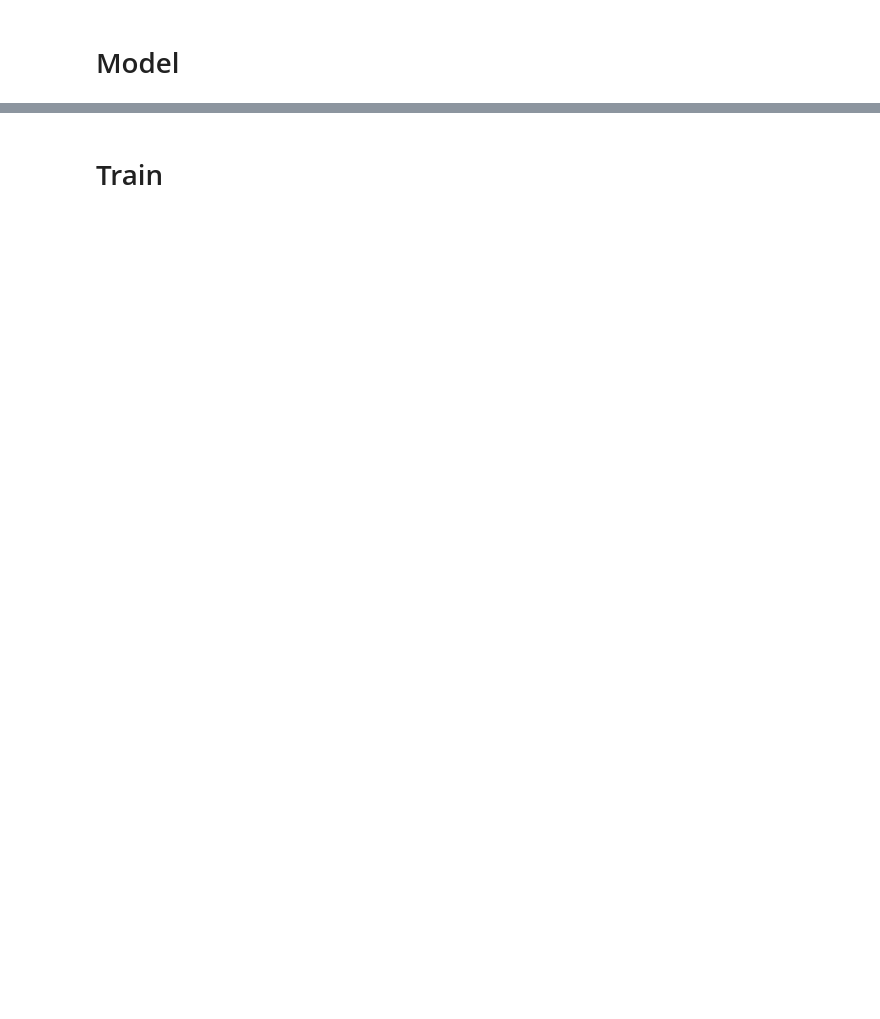
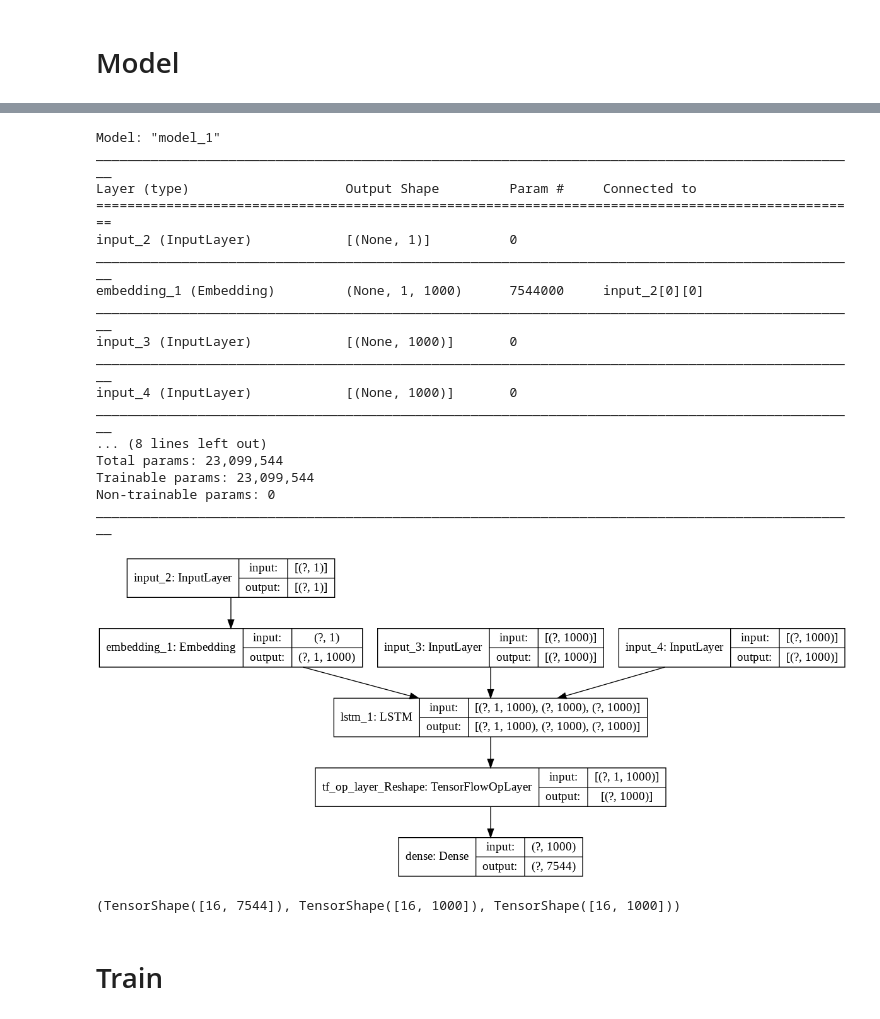
Before and after one commit to Aheli15/NMT, a Jupyter notebook: Machine_Translation_with_Seq2Seq.ipynb, the cells around one changed output, grey strips where cells are left out. Saved outputs shown, nothing was run; the diff lists cells and outputs as text; code cells hidden in the pictures; blank space fills up the shorter version.

```diff
--- a/Machine_Translation_with_Seq2Seq.ipynb
+++ b/Machine_Translation_with_Seq2Seq.ipynb
@@ -182,3 +153,43 @@ ________________________________________________________________________________
+# %%
+# decoder
+def define_decoder(max_len, vocab_size, embedding_dim, units):
+    inp = tf.keras.Input((1))
+    state_h = tf.keras.Input(shape=(units,))
+    state_c = tf.keras.Input(shape=(units,))
+    embedding = tf.keras.layers.Embedding(vocab_size, embedding_dim)(inp)
+    output, state_2h, state_2c = tf.keras.layers.LSTM(units, activation='softmax', return_sequences=True, return_state=True)(embedding, initial_state=[state_h, state_c])
+    output = tf.reshape(output, (-1, output.shape[2]))
+    output = tf.keras.layers.Dense(vocab_size, activation='softmax')(output)
+    model = tf.keras.Model([inp, state_h, state_c], [output, state_2h, state_2c])
+    return model
+# %%
+decoder = define_decoder(tar_max_len, vocab_tar_size, embedding_dim, units)
+decoder.summary()
+tf.keras.utils.plot_model(decoder, to_file='decoder_plot.png', show_shapes=True, show_layer_names=True)
+# %% [output]
+Model: "model_1"
+__________________________________________________________________________________________________
+Layer (type)                    Output Shape         Param #     Connected to
+==================================================================================================
+input_2 (InputLayer)            [(None, 1)]          0
+__________________________________________________________________________________________________
+embedding_1 (Embedding)         (None, 1, 1000)      7544000     input_2[0][0]
+__________________________________________________________________________________________________
+input_3 (InputLayer)            [(None, 1000)]       0
+__________________________________________________________________________________________________
+input_4 (InputLayer)            [(None, 1000)]       0
+__________________________________________________________________________________________________
+... (8 lines left out)
+Total params: 23,099,544
+Trainable params: 23,099,544
+Non-trainable params: 0
+__________________________________________________________________________________________________
+[figure, added]
+# %%
+a2, b2, c2 = decoder([tf.random.uniform((BATCH_SIZE, 1)), b, c])
+a2.shape, b2.shape, c2.shape
+# %% [output]
+(TensorShape([16, 7544]), TensorShape([16, 1000]), TensorShape([16, 1000]))
 # %% [markdown]
 # Train
 # %%
```
Also changed, not shown: parts of 34 cells of this notebook.
